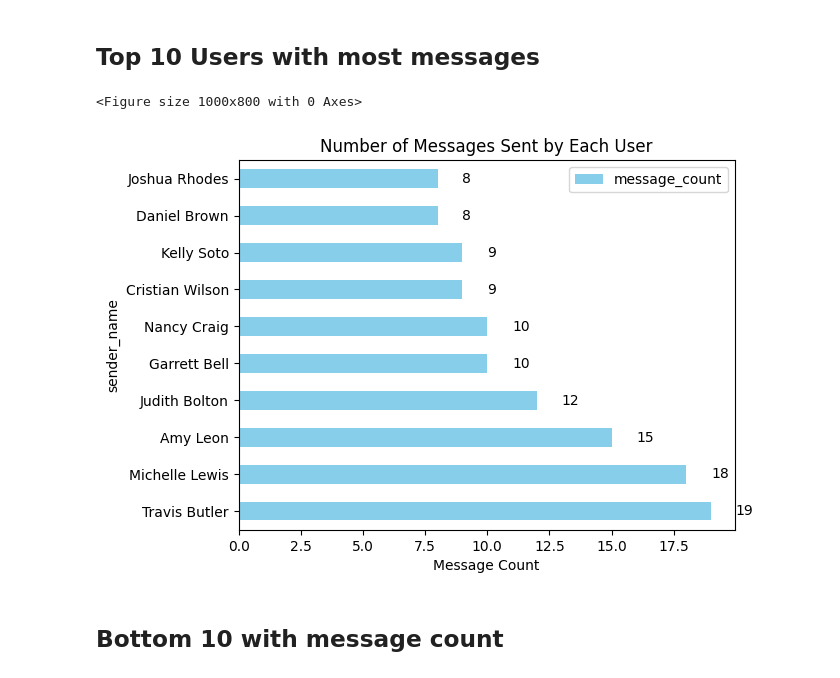
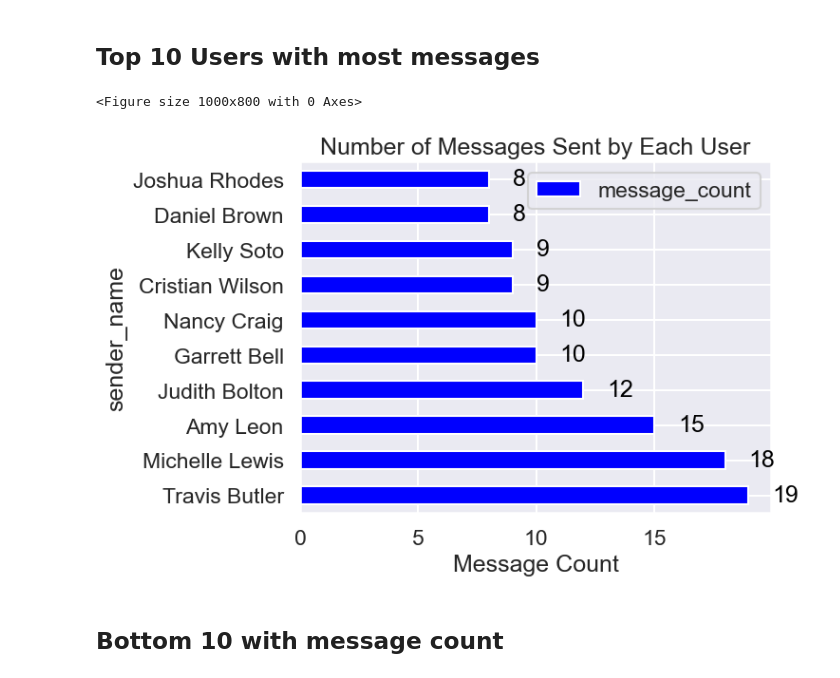
Before and after one commit to biniyam69/tenx-tasks, a Jupyter notebook: notebooks/parse_slack_data.ipynb, the cells around one changed output. Drawn from its saved outputs; the diff is of its cells as text; code cells hidden in the pictures.

```diff
--- a/notebooks/parse_slack_data.ipynb
+++ b/notebooks/parse_slack_data.ipynb
@@ -47,8 +47,11 @@ The user with the highest number of reply counts is: Katie Dickerson with 19 rep
 # %% [markdown]
 Top and Bottom 10 by Reply counts
 # %%
+sns.set_style('darkgrid')
+sns.set_context('talk')
+
 reply_counts = parsed_data.groupby('sender_name')['reply_count'].sum().sort_values(ascending=False)
-reply_counts[:10].plot(kind='bar', figsize=(7, 3))
+reply_counts[:10].plot(kind='bar', figsize=(8, 4), color='blue')
 plt.title('Top 10 Users with the Highest Reply Counts', size=10)
 plt.xlabel("Sender Name", size=12); plt.ylabel("Frequency", size=10);
 plt.xticks(size=10); plt.yticks(size=10);
@@ -140,25 +144,27 @@ plt.show()
 # %%
 # Counting the number of messages sent by each user
 user_message_counts = parsed_data.groupby('sender_name').size()
 
 top_10_users = user_message_counts.nlargest(10)
 
 user_message_counts_df = pd.DataFrame({'message_count': top_10_users.values}, index=top_10_users.index)
 
 # Plotting the horizontal bar plot with annotations
+sns.set_style('darkgrid')
+sns.set_context('talk')
 plt.figure(figsize=(10, 8))
-ax = user_message_counts_df.sort_values('message_count', ascending=False).plot(kind='barh', color='skyblue')
+ax = user_message_counts_df.sort_values('message_count', ascending=False).plot(kind='barh', color='blue')
 plt.xlabel('Message Count')
 plt.title('Number of Messages Sent by Each User')
 
 # Annotating counts near each bar
 for i, (index, value) in enumerate(user_message_counts_df.iterrows()):
     ax.text(value['message_count'] + 1, i, str(value['message_count']), color='black', va='center')
 
 plt.show()
 # %% [output]
 <Figure size 1000x800 with 0 Axes>
-[figure, old version]
+[figure, new version]
 # %% [markdown]
 ## Bottom 10 with message count
 # %%
```
Also changed, not shown: parts of 2 cells of this notebook, 10 other files.
